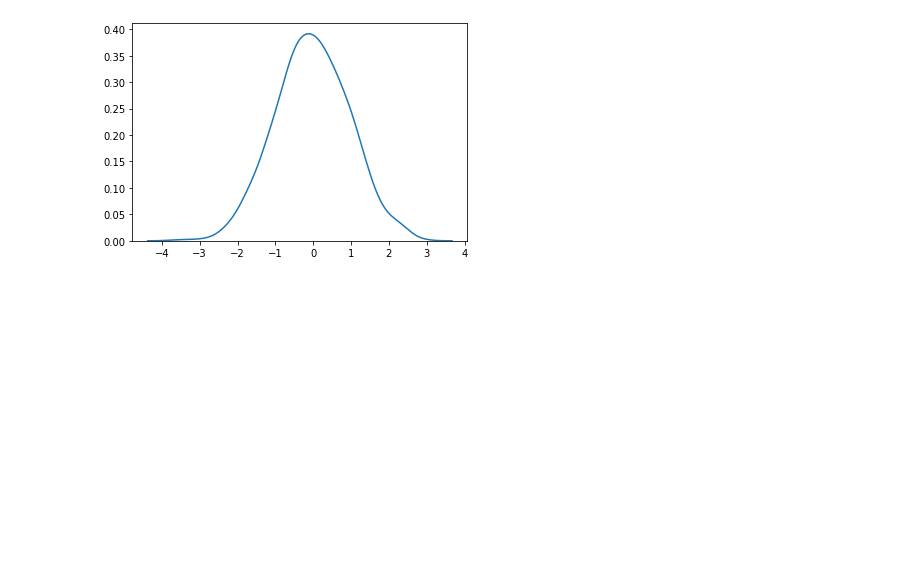
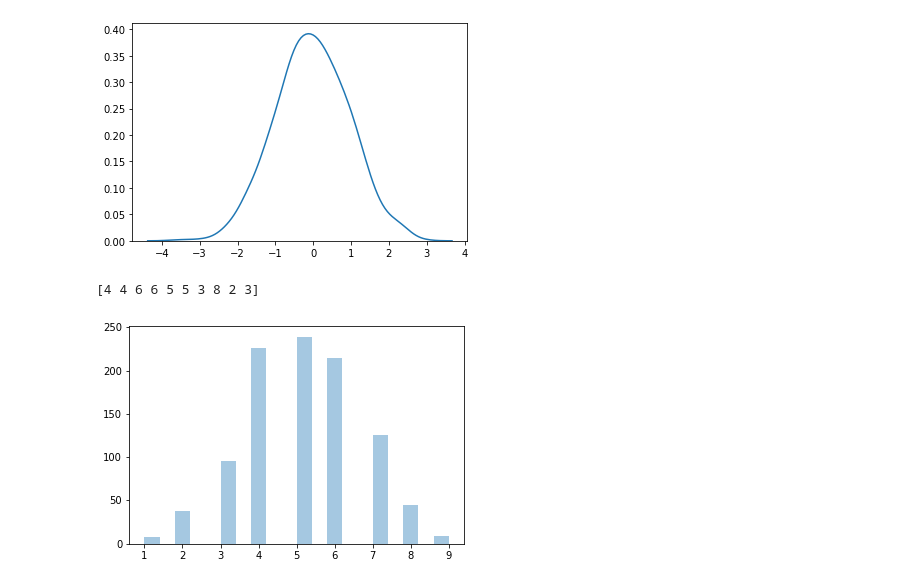
Before and after one commit to pratikshas8080/Python_Basics-, a Jupyter notebook: Random_no_in_numpy.ipynb, the cells around one changed output. Saved outputs shown, nothing was run; the diff lists cells and outputs as text; code cells hidden in the pictures; blank space fills up the shorter version.

```diff
--- a/Random_no_in_numpy.ipynb
+++ b/Random_no_in_numpy.ipynb
@@ -167,3 +167,22 @@ sns.distplot(random.normal(size=1000), hist=False)
 plt.show()
 # %% [output]
 [figure]
+# %%
+#Binomial Distribution is a Discrete Distribution
+from numpy import random
+
+x = random.binomial(n=10, p=0.5, size=10)
+
+print(x)
+# %% [output]
+[4 4 6 6 5 5 3 8 2 3]
+# %%
+from numpy import random
+import matplotlib.pyplot as plt
+import seaborn as sns
+
+sns.distplot(random.binomial(n=10, p=0.5, size=1000), hist=True, kde=False)
+
+plt.show()
+# %% [output]
+[figure, added]
```
Also changed, not shown: parts of 1 cell of this notebook.
